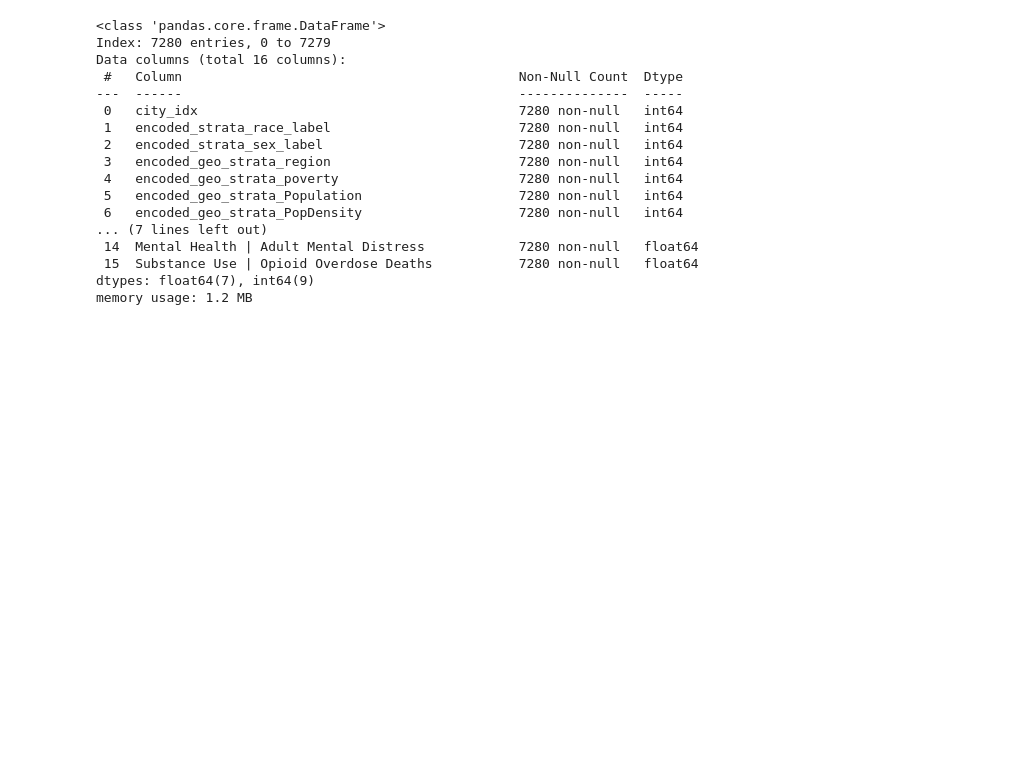
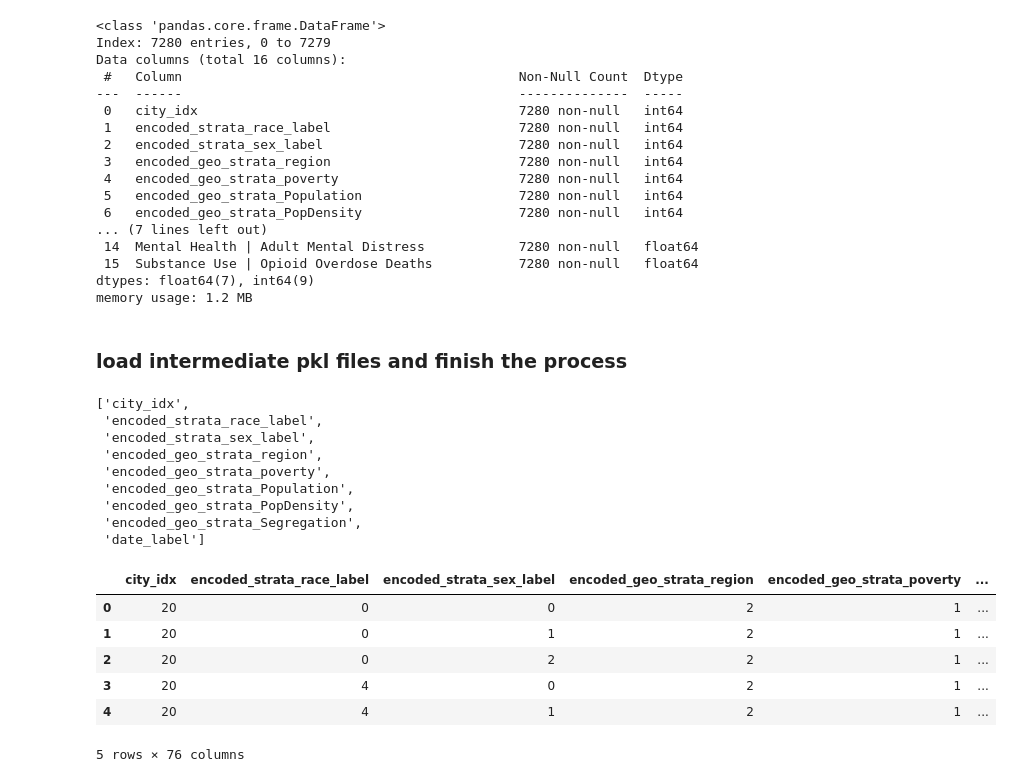
Before and after one commit to WASSUP-AIModel-3rd-Project1/Project-1, a Jupyter notebook: 240621_fill_with_knn_on_colab.ipynb, the cells around one changed output. Saved outputs shown, nothing was run; the diff lists cells and outputs as text; code cells hidden in the pictures; blank space fills up the shorter version.

Commit message:
feat/load intermd pkl and finish it

```diff
--- a/240621_fill_with_knn_on_colab.ipynb
+++ b/240621_fill_with_knn_on_colab.ipynb
@@ -1305,3 +1305,5 @@ file_name = 'pvtb_filled_knn_{}_{}.csv'.format(work_idx,10)
 save_dir = os.path.join(RSLT_DIR,knn_dir,'PROCESSED')
 if not os.path.exists(save_dir): os.mkdir(save_dir)
 rslt_form.to_csv(os.path.join(save_dir,file_name))
+# %% [markdown]
+### load intermediate pkl files and finish the process
@@ -1307,0 +1312,20 @@ rslt_form.to_csv(os.path.join(save_dir,file_name))
+# %%
+display(info_cols)
+test_df.head()
+# %% [output]
+['city_idx',
+ 'encoded_strata_race_label',
+ 'encoded_strata_sex_label',
+ 'encoded_geo_strata_region',
+ 'encoded_geo_strata_poverty',
+ 'encoded_geo_strata_Population',
+ 'encoded_geo_strata_PopDensity',
+ 'encoded_geo_strata_Segregation',
+ 'date_label']
+|  | city_idx | encoded_strata_race_label | encoded_strata_sex_label | encoded_geo_strata_region | encoded_geo_strata_poverty | ... |
+| 0 | 20 | 0 | 0 | 2 | 1 | ... |
+| 1 | 20 | 0 | 1 | 2 | 1 | ... |
+| 2 | 20 | 0 | 2 | 2 | 1 | ... |
+| 3 | 20 | 4 | 0 | 2 | 1 | ... |
+| 4 | 20 | 4 | 1 | 2 | 1 | ... |
+5 rows × 76 columns
```
Also changed, not shown: parts of 7 cells of this notebook, 1 other file.
